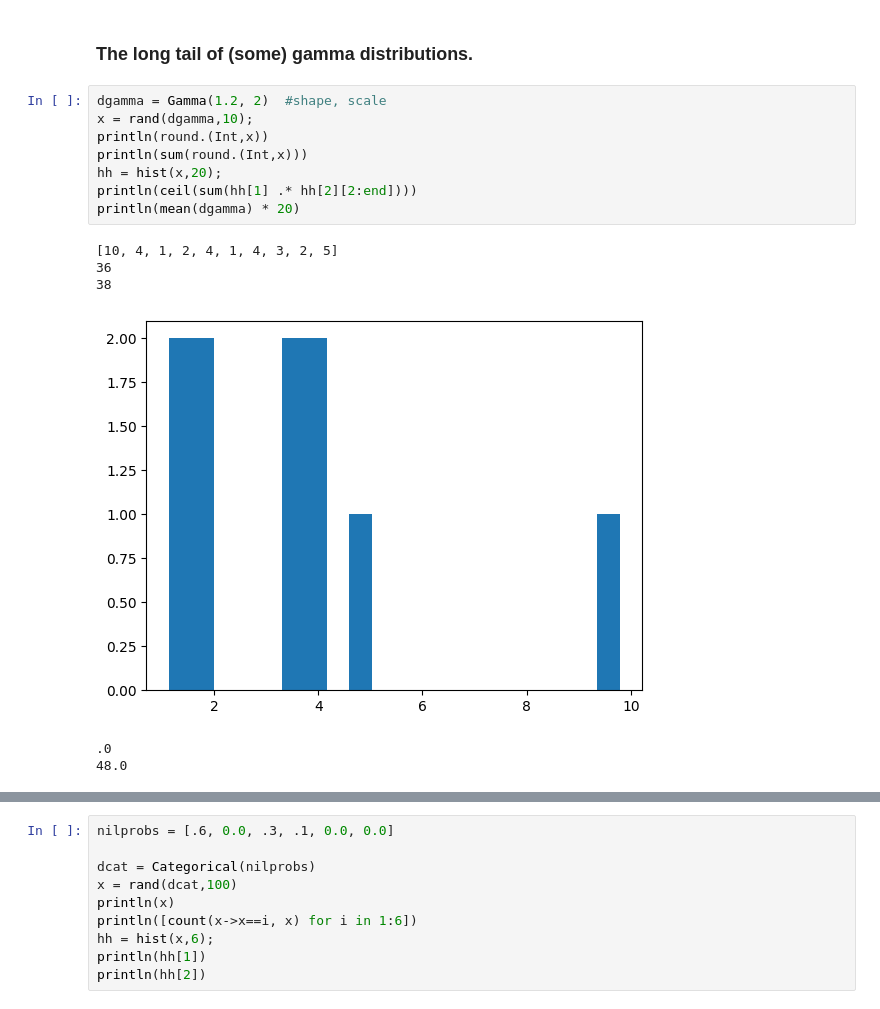
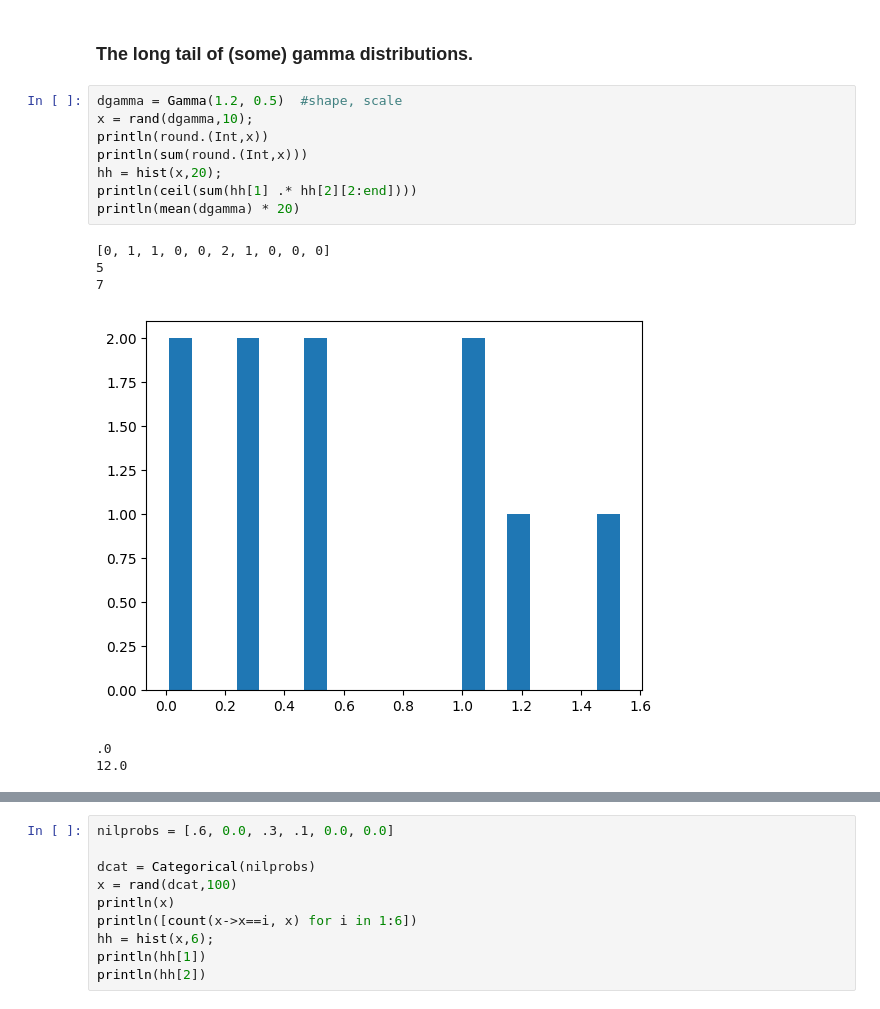
Before and after one commit to lewisl/CovidSim, a Jupyter notebook: prototyping.ipynb, the cells around one changed output, grey strips where cells are left out. Cells and saved outputs as stored; diff of their text form.

```diff
--- a/prototyping.ipynb
+++ b/prototyping.ipynb
@@ -89,18 +89,18 @@ hist(x,22);
 # %% [markdown]
 ### The long tail of (some) gamma distributions.
 # %%
-dgamma = Gamma(1.2, 2)  #shape, scale
+dgamma = Gamma(1.2, 0.5)  #shape, scale
 x = rand(dgamma,10);
 println(round.(Int,x))
 println(sum(round.(Int,x)))
 hh = hist(x,20);
 println(ceil(sum(hh[1] .* hh[2][2:end])))
 println(mean(dgamma) * 20)
 # %% [output]
-[10, 4, 1, 2, 4, 1, 4, 3, 2, 5]
-36
-38
+[0, 1, 1, 0, 0, 2, 1, 0, 0, 0]
+5
+7
-[figure, old version]
+[figure, new version]
 .0
-48.0
+12.0
 # %%
```
Also changed, not shown: parts of 5 cells of this notebook, 3 other files.
